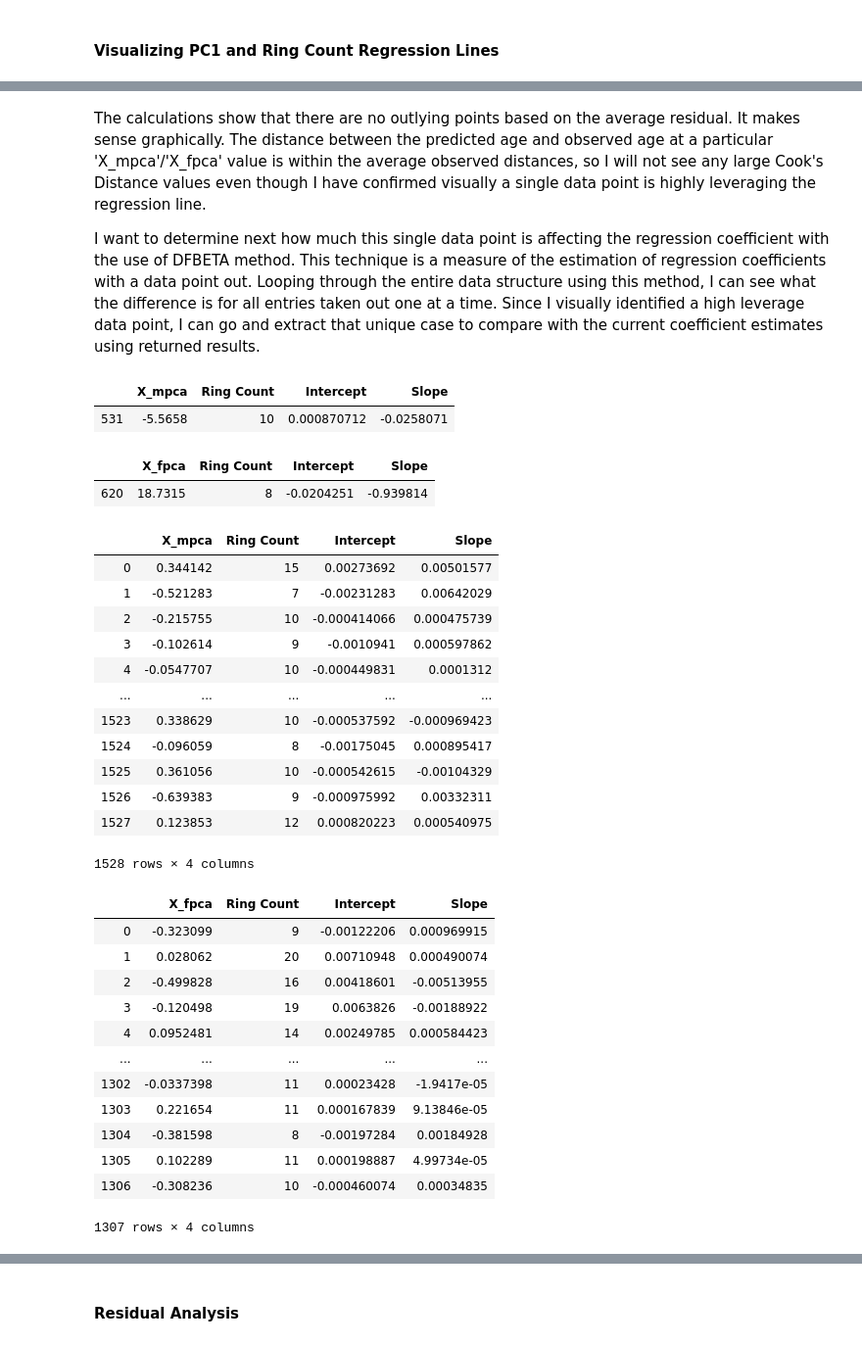
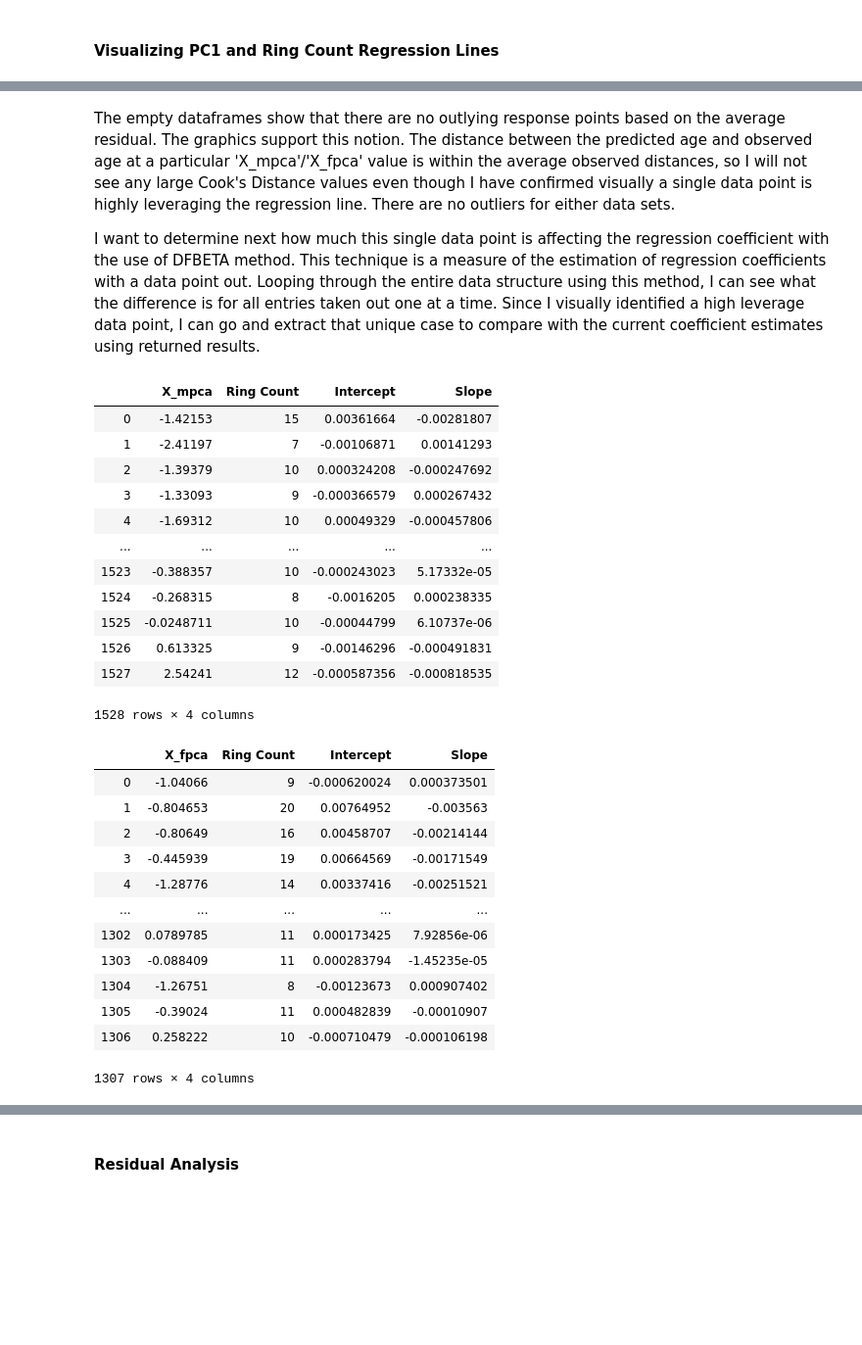
Before and after one commit to thokieu/Abalone-Regression, a Jupyter notebook: Workbook.ipynb, the cells around one changed output, grey strips where cells are left out. Shown at 98% size. Cells and saved outputs as stored; diff of their text form; code cells hidden in the pictures; blank space fills up the shorter version.

```diff
--- a/Workbook.ipynb
+++ b/Workbook.ipynb
@@ -635,8 +641,8 @@ array([[ 0.19576651,  0.73777408, -0.61542303, -0.1965181 ],
 #### Recasting Original Data via PC1
 # %%
 # Rerepresenting the original data set by a reduced linear combination equivalent based on the first Principal Component acting as the scalar weights multiplied with the predictor variables.
-X_fpca = pd.Series(eigv_f[0] @ z_fpca.T)
-X_mpca = pd.Series(eigv_m[0] @ z_mpca.T)
+X_fpca = pd.Series(eigv_f[:, 0] @ z_fpca.T)
+X_mpca = pd.Series(eigv_m[:, 0] @ z_mpca.T)
 
 # Create design matrix for OLS regression.
 X_mreg = pd.DataFrame(index = X_mpca.index, columns = ['Ones', 'X_mpca'])
@@ -894,60 +889,55 @@ display(cook_f[cook_f["Cook's Distance"] > q_f20])
 |  | Residual | Hat Diagonal | r-Square | Cook's Distance |
 |  | Residual | Hat Diagonal | r-Square | Cook's Distance |
 # %% [markdown]
-The calculations show that there are no outlying points based on the average residual. It makes sense graphically. The distance between the predicted age and observed age at a particular 'X_mpca'/'X_fpca' value is within the average observed distances, so I will not see any large Cook's Distance values even though I have confirmed visually a single data point is highly leveraging the regression line.
+The empty dataframes show that there are no outlying response points based on the average residual. The graphics support this notion. The distance between the predicted age and observed age at a particular 'X_mpca'/'X_fpca' value is within the average observed distances, so I will not see any large Cook's Distance values even though I have confirmed visually a single data point is highly leveraging the regression line. There are no outliers for either data sets.
 <br>
 
 I want to determine next how much this single data point is affecting the regression coefficient with the use of DFBETA method. This technique is a measure of the estimation of regression coefficients with a data point out. Looping through the entire data structure using this method, I can see what the difference is for all entries taken out one at a time. Since I visually identified a high leverage data point, I can go and extract that unique case to compare with the current coefficient estimates using returned results.
 # %%
 DFBETA_m = pd.DataFrame(index = Aba_data_male.index, columns = ['X_mpca', 'Ring Count', 'Intercept', 'Slope'])
 DFBETA_f = pd.DataFrame(index = Aba_data_female.index, columns = ['X_fpca', 'Ring Count', 'Intercept', 'Slope'])
 
 DFBETA_m['X_mpca'] = X_mpca
 DFBETA_f['X_fpca'] = X_fpca
 
 DFBETA_m['Ring Count'] = Aba_data_male['Ring Count']
 DFBETA_f['Ring Count'] = Aba_data_female['Ring Count']
 
 gram_invm = la.inv(X_mreg.T @ X_mreg)
 gram_invf = la.inv(X_freg.T @ X_freg)
 
 for i in DFBETA_m.index:
     DFBETA_m.loc[i, ['Intercept', 'Slope']] = (gram_invm @ X_mreg.iloc[i].T * res_mraw.iloc[i]) / (1 - X_mreg.iloc[i] @ gram_invm @ X_mreg.iloc[i].T)
 
 for i in DFBETA_f.index:
     DFBETA_f.loc[i, ['Intercept', 'Slope']] = (gram_invf @ X_freg.iloc[i].T * res_fraw.iloc[i]) / (1 - X_freg.iloc[i] @ gram_invf @ X_freg.iloc[i].T)
 
-display(DFBETA_m[DFBETA_m['X_mpca'] < -2], DFBETA_f[DFBETA_f['X_fpca'] > 2])
 display(DFBETA_m, DFBETA_f)
 # %% [output]
 |  | X_mpca | Ring Count | Intercept | Slope |
-| 531 | -5.5658 | 10 | 0.000870712 | -0.0258071 |
+| 0 | -1.42153 | 15 | 0.00361664 | -0.00281807 |
+| 1 | -2.41197 | 7 | -0.00106871 | 0.00141293 |
+| 2 | -1.39379 | 10 | 0.000324208 | -0.000247692 |
+| 3 | -1.33093 | 9 | -0.000366579 | 0.000267432 |
+| 4 | -1.69312 | 10 | 0.00049329 | -0.000457806 |
+| ... | ... | ... | ... | ... |
+| 1523 | -0.388357 | 10 | -0.000243023 | 5.17332e-05 |
+| 1524 | -0.268315 | 8 | -0.0016205 | 0.000238335 |
+| 1525 | -0.0248711 | 10 | -0.00044799 | 6.10737e-06 |
+| 1526 | 0.613325 | 9 | -0.00146296 | -0.000491831 |
+| 1527 | 2.54241 | 12 | -0.000587356 | -0.000818535 |
+1528 rows × 4 columns
 |  | X_fpca | Ring Count | Intercept | Slope |
-| 620 | 18.7315 | 8 | -0.0204251 | -0.939814 |
+| 0 | -1.04066 | 9 | -0.000620024 | 0.000373501 |
+| 1 | -0.804653 | 20 | 0.00764952 | -0.003563 |
+| 2 | -0.80649 | 16 | 0.00458707 | -0.00214144 |
+| 3 | -0.445939 | 19 | 0.00664569 | -0.00171549 |
+| 4 | -1.28776 | 14 | 0.00337416 | -0.00251521 |
+| ... | ... | ... | ... | ... |
+| 1302 | 0.0789785 | 11 | 0.000173425 | 7.92856e-06 |
+| 1303 | -0.088409 | 11 | 0.000283794 | -1.45235e-05 |
+| 1304 | -1.26751 | 8 | -0.00123673 | 0.000907402 |
+| 1305 | -0.39024 | 11 | 0.000482839 | -0.00010907 |
+| 1306 | 0.258222 | 10 | -0.000710479 | -0.000106198 |
-|  | X_mpca | Ring Count | Intercept | Slope |
-| 0 | 0.344142 | 15 | 0.00273692 | 0.00501577 |
-| 1 | -0.521283 | 7 | -0.00231283 | 0.00642029 |
-| 2 | -0.215755 | 10 | -0.000414066 | 0.000475739 |
-| 3 | -0.102614 | 9 | -0.0010941 | 0.000597862 |
-| 4 | -0.0547707 | 10 | -0.000449831 | 0.0001312 |
-| ... | ... | ... | ... | ... |
-| 1523 | 0.338629 | 10 | -0.000537592 | -0.000969423 |
-| 1524 | -0.096059 | 8 | -0.00175045 | 0.000895417 |
-| 1525 | 0.361056 | 10 | -0.000542615 | -0.00104329 |
-| 1526 | -0.639383 | 9 | -0.000975992 | 0.00332311 |
-| 1527 | 0.123853 | 12 | 0.000820223 | 0.000540975 |
-1528 rows × 4 columns
-|  | X_fpca | Ring Count | Intercept | Slope |
-| 0 | -0.323099 | 9 | -0.00122206 | 0.000969915 |
-| 1 | 0.028062 | 20 | 0.00710948 | 0.000490074 |
-| 2 | -0.499828 | 16 | 0.00418601 | -0.00513955 |
-| 3 | -0.120498 | 19 | 0.0063826 | -0.00188922 |
-| 4 | 0.0952481 | 14 | 0.00249785 | 0.000584423 |
-| ... | ... | ... | ... | ... |
-| 1302 | -0.0337398 | 11 | 0.00023428 | -1.9417e-05 |
-| 1303 | 0.221654 | 11 | 0.000167839 | 9.13846e-05 |
-| 1304 | -0.381598 | 8 | -0.00197284 | 0.00184928 |
-| 1305 | 0.102289 | 11 | 0.000198887 | 4.99734e-05 |
-| 1306 | -0.308236 | 10 | -0.000460074 | 0.00034835 |
 1307 rows × 4 columns
 # %% [markdown]
```
Also changed, not shown: parts of 20 cells of this notebook.
